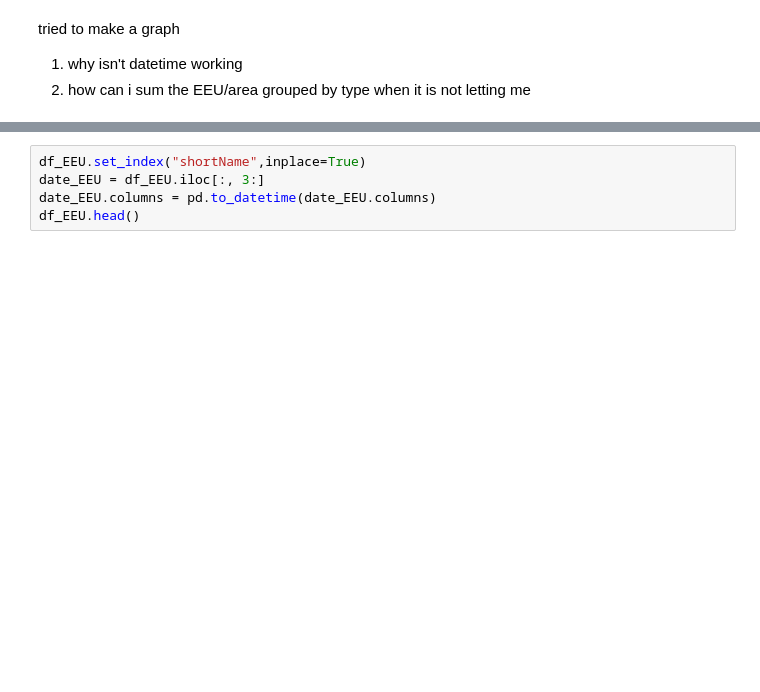
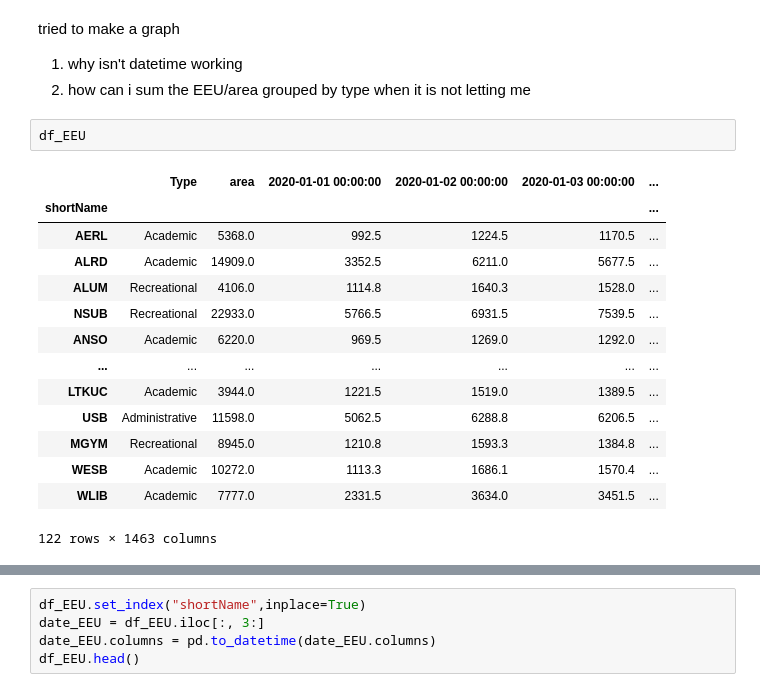
Before and after one commit to Speculatorrr/ECON323-Building-Energy-Analysis, a Jupyter notebook: Final_Project.ipynb, the cells around one changed output, grey strips where cells are left out. Cells and saved outputs as stored; diff of their text form; blank space fills up the shorter version.

```diff
--- a/Final_Project.ipynb
+++ b/Final_Project.ipynb
@@ -205,3 +225,20 @@ Academic_data
 tried to make a graph
 1. why isn't datetime working
 2. how can i sum the EEU/area grouped by type when it is not letting me
+# %%
+df_EEU
+# %% [output]
+|  | Type | area | 2020-01-01 00:00:00 | 2020-01-02 00:00:00 | 2020-01-03 00:00:00 | ... |
+| shortName |  |  |  |  |  | ... |
+| AERL | Academic | 5368.0 | 992.5 | 1224.5 | 1170.5 | ... |
+| ALRD | Academic | 14909.0 | 3352.5 | 6211.0 | 5677.5 | ... |
+| ALUM | Recreational | 4106.0 | 1114.8 | 1640.3 | 1528.0 | ... |
+| NSUB | Recreational | 22933.0 | 5766.5 | 6931.5 | 7539.5 | ... |
+| ANSO | Academic | 6220.0 | 969.5 | 1269.0 | 1292.0 | ... |
+| ... | ... | ... | ... | ... | ... | ... |
+| LTKUC | Academic | 3944.0 | 1221.5 | 1519.0 | 1389.5 | ... |
+| USB | Administrative | 11598.0 | 5062.5 | 6288.8 | 6206.5 | ... |
+| MGYM | Recreational | 8945.0 | 1210.8 | 1593.3 | 1384.8 | ... |
+| WESB | Academic | 10272.0 | 1113.3 | 1686.1 | 1570.4 | ... |
+| WLIB | Academic | 7777.0 | 2331.5 | 3634.0 | 3451.5 | ... |
+122 rows × 1463 columns
```
Also changed, not shown: parts of 4 cells of this notebook, 1 other file.
